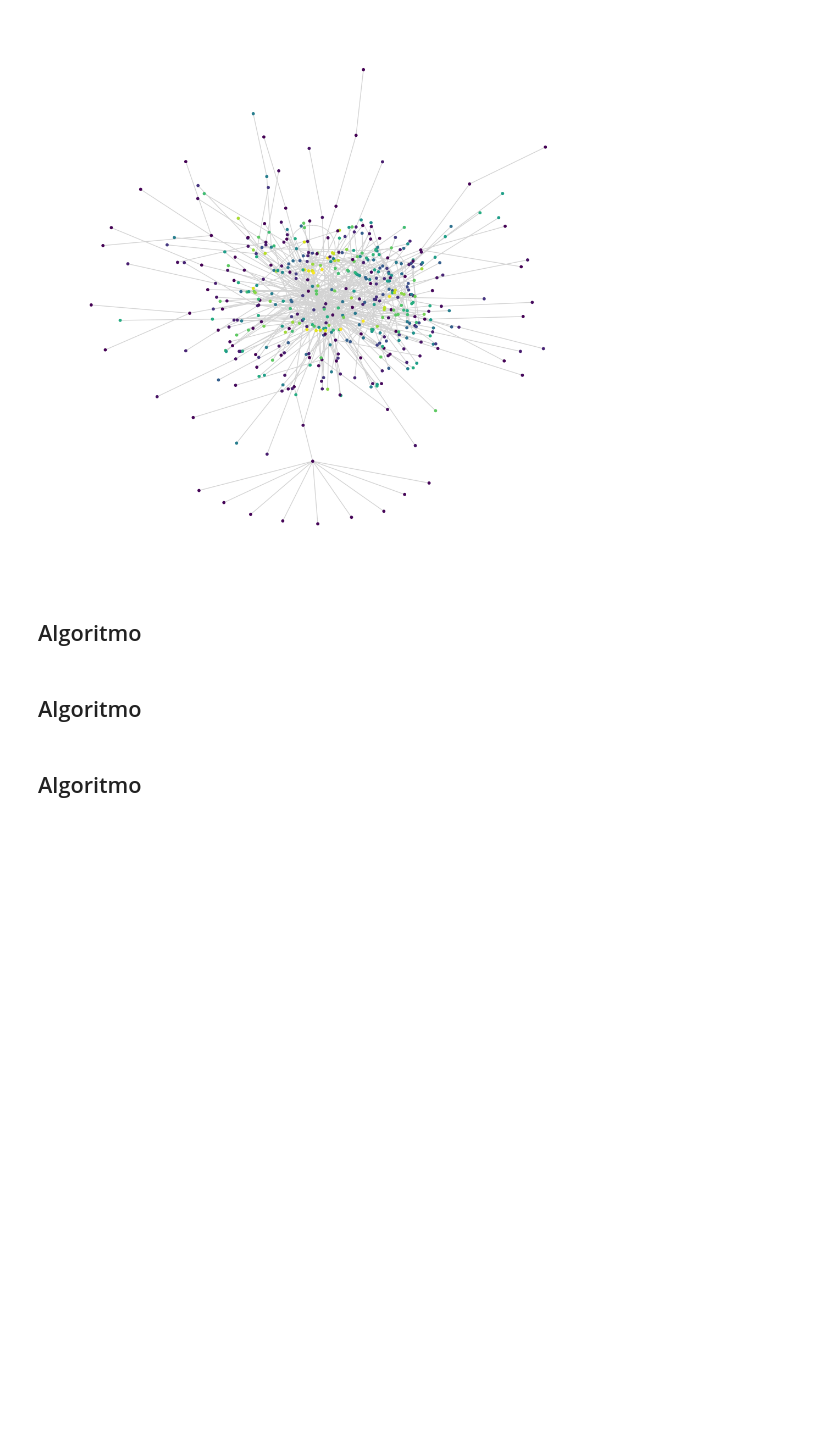
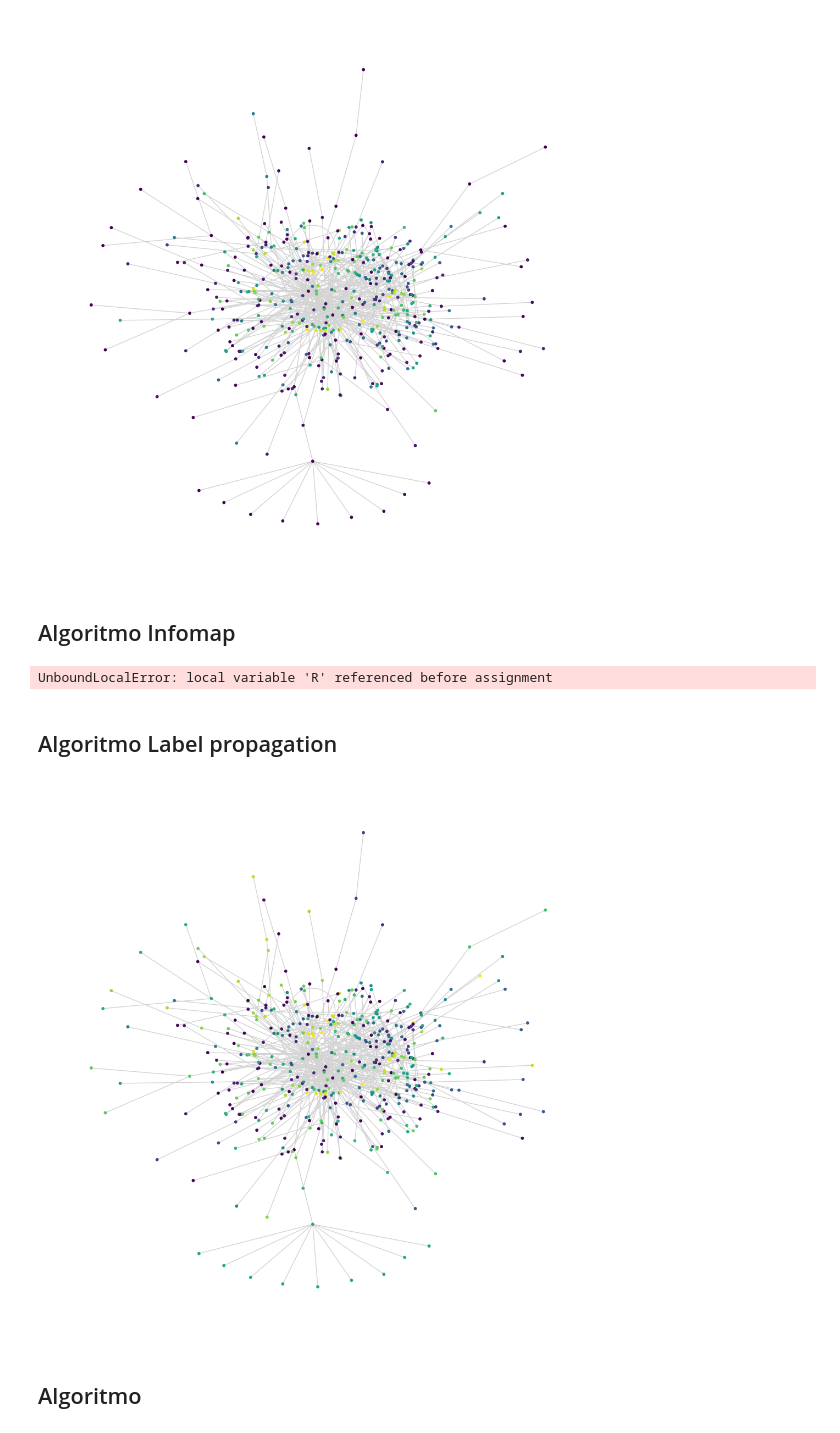
Before and after one commit to oapatinop/Anlytics_redes_sociales, a Jupyter notebook: Entrega - Fase 2.ipynb, the cells around one changed output. Saved outputs shown, nothing was run; the diff lists cells and outputs as text; code cells hidden in the pictures; blank space fills up the shorter version.

Commit message:
Inclusión Algoritmo Label propagation
Inclusión Algoritmo Label propagation para detección de comunidades

```diff
--- a/Entrega - Fase 2.ipynb
+++ b/Entrega - Fase 2.ipynb
@@ -251,6 +230,24 @@ def comunidades(G,opcion):
                 info[node.node_id]=node.module_id
         for nodo in R.nodes:
             R.nodes[nodo]['Comunidad']=infoMap.get(nodo)
+
+    if opcion==4:
+        # Transformar de red dirigida a no dirigida (print(G.is_directed()))
+        R= nx.to_undirected(G)
+        # Correr el algoritmo
+        partition1 = label_propagation_communities(R)
+
+        partition3={}
+        nom_comunidad=0
+
+        for comunidad in partition1:
+            for nodo in comunidad:
+                partition3[nodo]=nom_comunidad
+            nom_comunidad=nom_comunidad+1
+        for nodo in R.nodes:
+            R.nodes[nodo]['Comunidad']=partition3.get(nodo)
+
+
     return R
 # %%
 def graficar_red(R):
@@ -287,4 +284,8 @@ graficar_red(N)
 # %% [output]
 [figure]
 # %% [markdown]
-## Algoritmo
+## Algoritmo Infomap
+# %%
+M = comunidades(G,3)
+# %% [output]
+UnboundLocalError: local variable 'R' referenced before assignment
@@ -291,5 +294,11 @@ graficar_red(N)
 # %% [markdown]
-## Algoritmo
+## Algoritmo  Label propagation
+# %%
+Z = comunidades(G,4)
+# %%
+graficar_red(Z)
+# %% [output]
+[figure, added]
 # %% [markdown]
 ## Algoritmo
 # %% [markdown]
```
Also changed, not shown: parts of 4 cells of this notebook.
